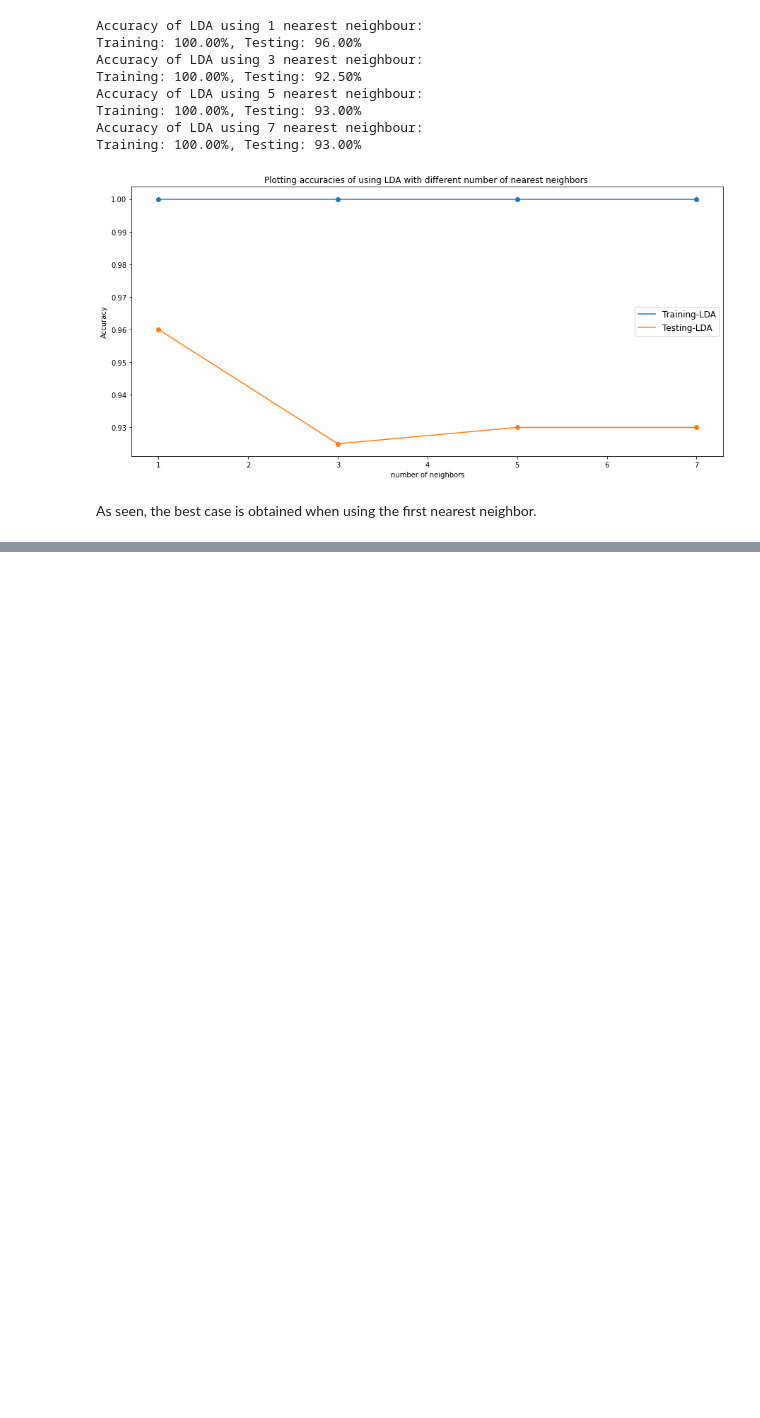
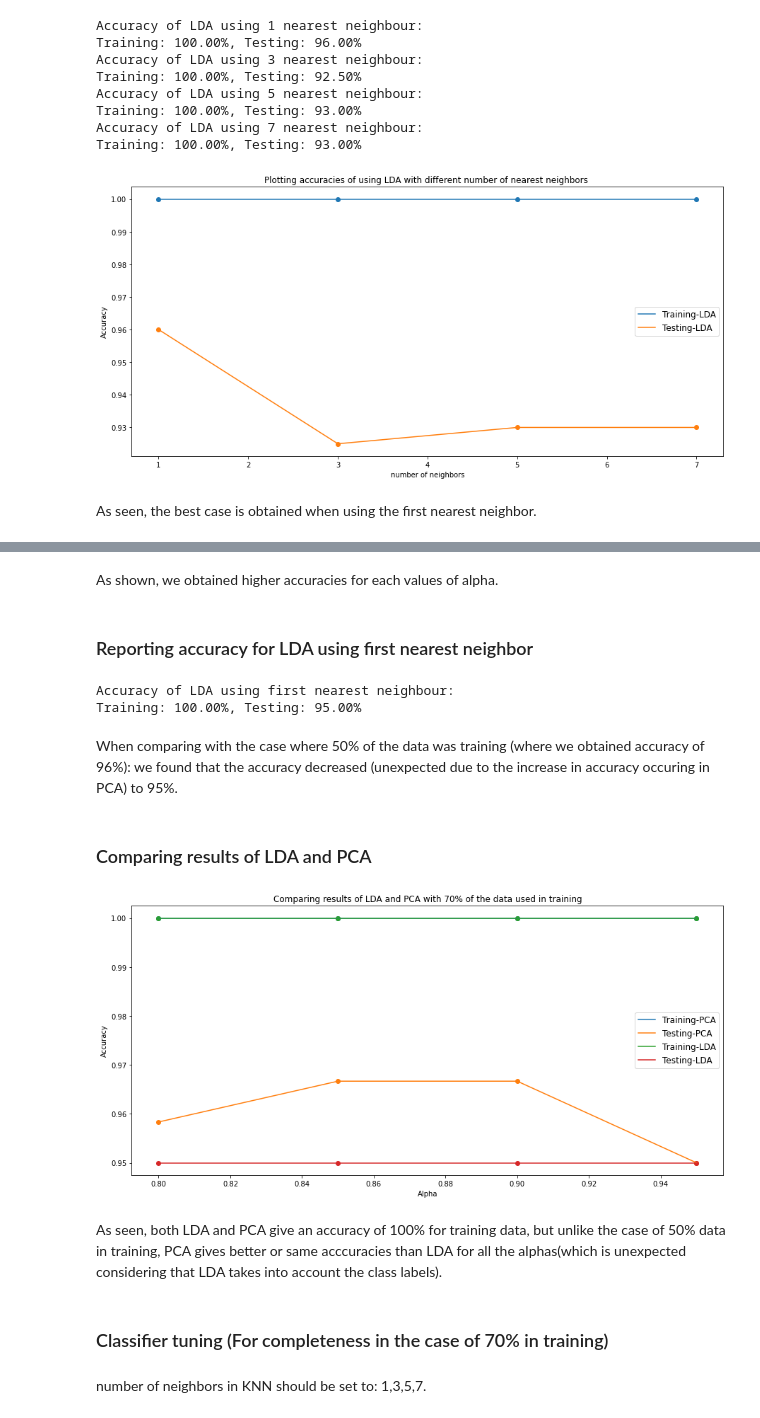
Before and after one commit to sherifmost/face-recognition, a Jupyter notebook: Face_Recognition.ipynb, the cells around one changed output, grey strips where cells are left out. Saved outputs shown, nothing was run; the diff lists cells and outputs as text; code cells hidden in the pictures; blank space fills up the shorter version.

```diff
--- a/Face_Recognition.ipynb
+++ b/Face_Recognition.ipynb
@@ -436,0 +492,45 @@ As seen, the best case is obtained when using the first nearest neighbor.
+# %% [markdown]
+As shown, we obtained higher accuracies for each values of alpha.
+# %% [markdown]
+### Reporting accuracy for LDA using first nearest neighbor
+# %%
+# script to perform the LDA reduction
+D_train_reduced_lda,D_test_reduced_lda = reduce_lda(D_train,D_test,n_train);
+# %%
+# script to get the KNN accuracy for LDA using first NN
+acc_train_lda,acc_test_lda = classify_KNN(D_train_reduced_lda,Y_train,D_test_reduced_lda,Y_test);
+print('Accuracy of LDA using first nearest neighbour:');
+print('Training: %.2f%%, Testing: %.2f%%' % (acc_train_lda*100,acc_test_lda*100));
+# %% [output]
+Accuracy of LDA using first nearest neighbour:
+Training: 100.00%, Testing: 95.00%
+# %% [markdown]
+When comparing with the case where 50% of the data was training (where we obtained accuracy of 96%): we found that the accuracy decreased (unexpected due to the increase in accuracy occuring in PCA) to 95%.
+# %% [markdown]
+### Comparing results of LDA and PCA
+# %%
+# plotting the training and testing accuracies for both LDA and pca (plotted against alpha to compare all possible accuracies)
+plt.figure(figsize=(15,7));
+plt.plot(alpha, acc_train_pca, label = 'Training-PCA');
+plt.plot(alpha, acc_test_pca, label = 'Testing-PCA');
+plt.scatter(alpha, acc_train_pca);
+plt.scatter(alpha, acc_test_pca);
+plt.plot(alpha, np.repeat(acc_train_lda,len(alpha)), label = 'Training-LDA');
+plt.plot(alpha, np.repeat(acc_test_lda,len(alpha)), label = 'Testing-LDA');
+plt.scatter(alpha, np.repeat(acc_train_lda,len(alpha)));
+plt.scatter(alpha, np.repeat(acc_test_lda,len(alpha)));
+plt.legend(loc='center right',fontsize='large');
+plt.xlabel('Alpha');
+plt.ylabel('Accuracy');
+plt.title('Comparing results of LDA and PCA with 70% of the data used in training')
+plt.show();
+plt.close();
+# %% [output]
+[figure, added]
+# %% [markdown]
+As seen, both LDA and PCA give an accuracy of 100% for training data, but unlike the case of 50% data in training, PCA gives better or same acccuracies than LDA for all the alphas(which is unexpected considering that LDA takes into account the class labels).
+# %% [markdown]
+### Classifier tuning (For completeness in the case of 70% in training)
+# %% [markdown]
+number of neighbors in KNN should be set to:
+1,3,5,7.
```
Also changed, not shown: parts of 19 cells of this notebook.
